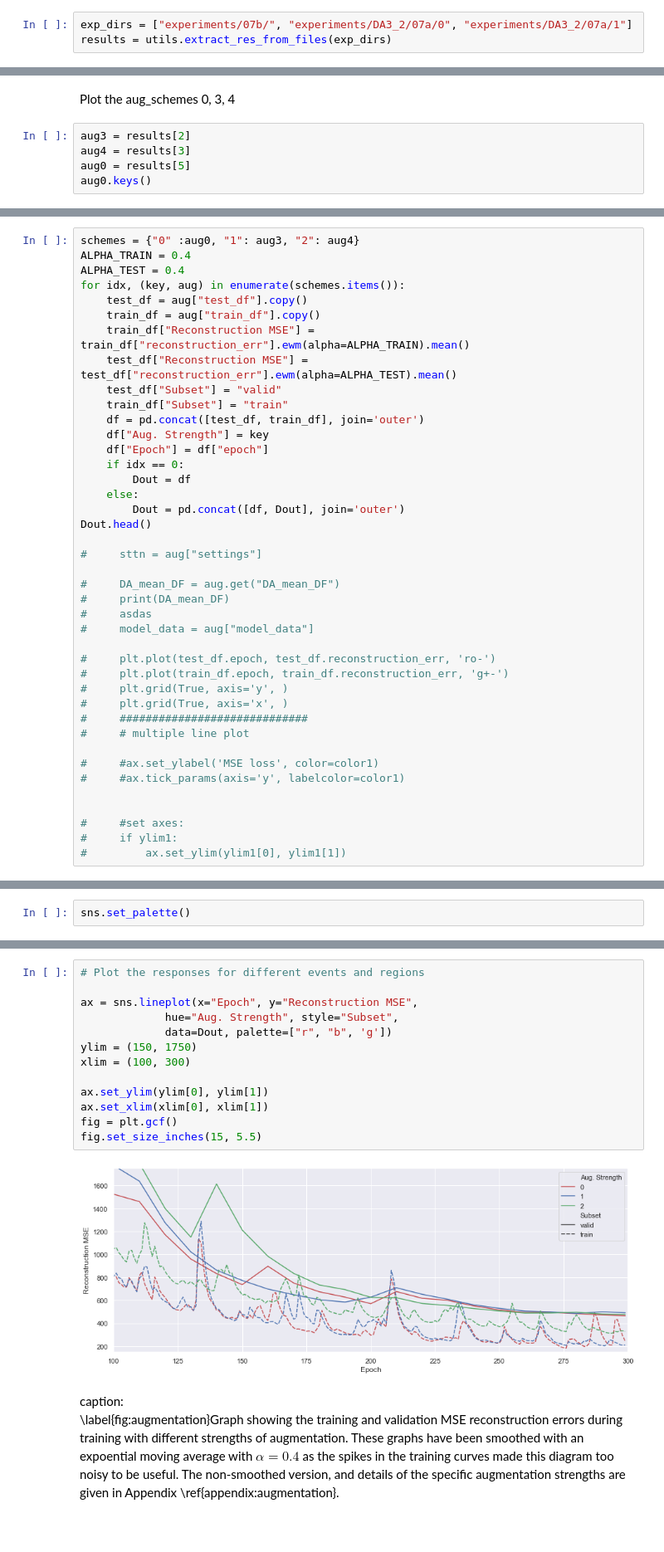
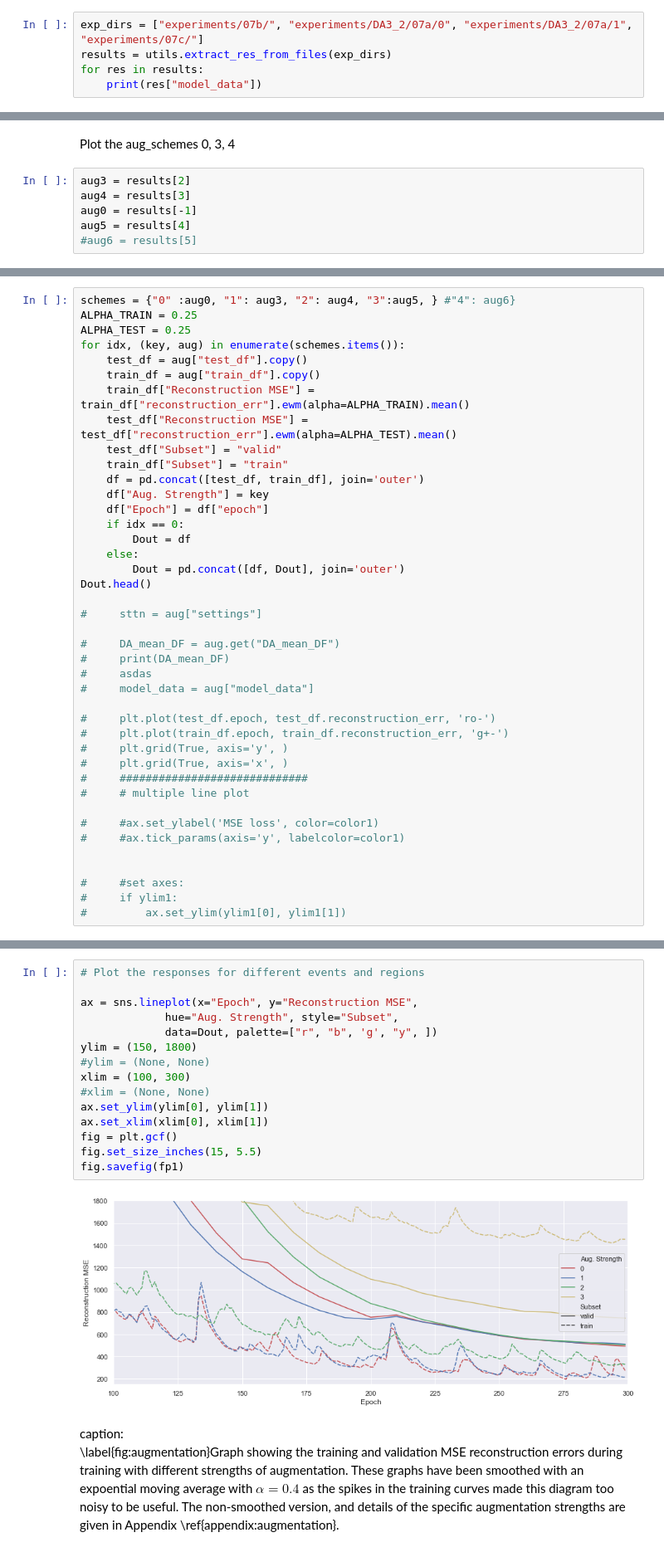
Before and after one commit to julianmack/Data_Assimilation, a Jupyter notebook: report/generate_figures/augmentation.ipynb, the cells around one changed output, grey strips where cells are left out. Shown: that part at 83% size. Drawn from its saved outputs; the diff is of its cells as text; blank space fills up the shorter version.

Commit message:
Updated figures and data for report

```diff
--- a/report/generate_figures/augmentation.ipynb
+++ b/report/generate_figures/augmentation.ipynb
@@ -46,6 +47,8 @@ res
 # %% [markdown]
 ### Load training data
 # %%
-exp_dirs = ["experiments/07b/", "experiments/DA3_2/07a/0", "experiments/DA3_2/07a/1"]
+exp_dirs = ["experiments/07b/", "experiments/DA3_2/07a/0", "experiments/DA3_2/07a/1", "experiments/07c/"]
 results = utils.extract_res_from_files(exp_dirs)
+for res in results:
+    print(res["model_data"])
 # %% [output]
@@ -55,5 +66,6 @@ Plot the aug_schemes 0, 3, 4
 # %%
 aug3 = results[2]
 aug4 = results[3]
-aug0 = results[5]
-aug0.keys()
+aug0 = results[-1]
+aug5 = results[4]
+#aug6 = results[5]
@@ -62,7 +72,7 @@ dict_keys(['train_df', 'test_df', 'test_DA_df_final', 'DA_mean_DF', 'settings',
 # %%
-schemes = {"0" :aug0, "1": aug3, "2": aug4}
-ALPHA_TRAIN = 0.4
-ALPHA_TEST = 0.4
+schemes = {"0" :aug0, "1": aug3, "2": aug4, "3":aug5, } #"4": aug6}
+ALPHA_TRAIN = 0.25
+ALPHA_TEST = 0.25
 for idx, (key, aug) in enumerate(schemes.items()):
     test_df = aug["test_df"].copy()
     train_df = aug["train_df"].copy()
@@ -129,2 +119,0 @@ winter, winter_r"""
-# %%
-sns.set_palette()
@@ -133,18 +120,20 @@ TypeError: set_palette() missing 1 required positional argument: 'palette'
 # %%
 # Plot the responses for different events and regions
 
 ax = sns.lineplot(x="Epoch", y="Reconstruction MSE",
              hue="Aug. Strength", style="Subset",
-             data=Dout, palette=["r", "b", 'g'])
-ylim = (150, 1750)
+             data=Dout, palette=["r", "b", 'g', "y", ])
+ylim = (150, 1800)
+#ylim = (None, None)
 xlim = (100, 300)
-
+#xlim = (None, None)
 ax.set_ylim(ylim[0], ylim[1])
 ax.set_xlim(xlim[0], xlim[1])
 fig = plt.gcf()
 fig.set_size_inches(15, 5.5)
+fig.savefig(fp1)
 # %% [output]
-[figure, old version]
+[figure, new version]
 # %% [markdown]
 caption:
 \label{fig:augmentation}Graph showing the training and validation MSE reconstruction errors during training with different strengths of augmentation. These graphs have been smoothed with an expoential moving average with $\alpha=0.4$ as the spikes in the training curves made this diagram too noisy to be useful. The non-smoothed version, and details of the specific augmentation strengths are given in Appendix \ref{appendix:augmentation}.
```
Also changed, not shown: parts of 8 cells of this notebook, 13 other files.
